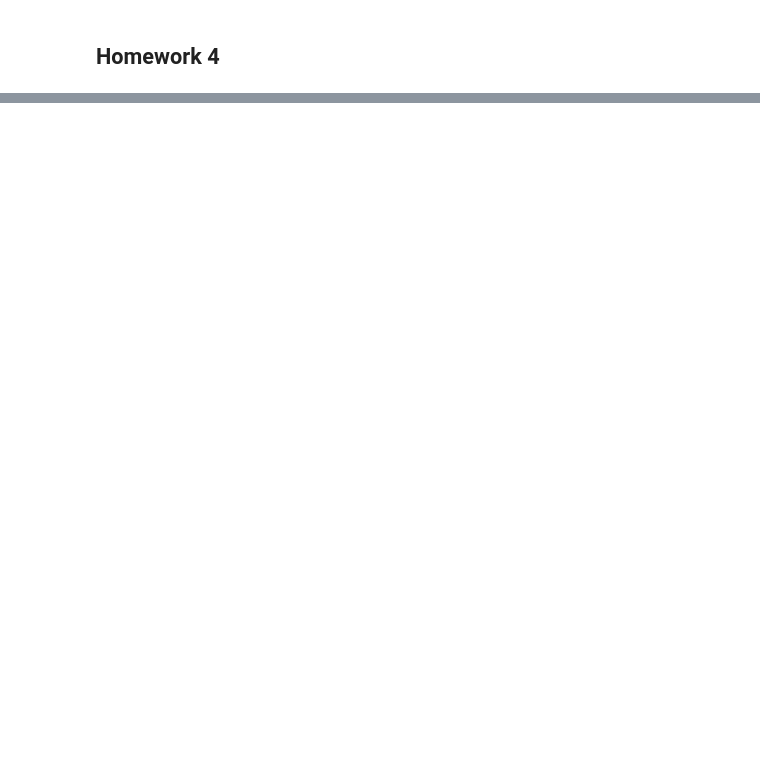
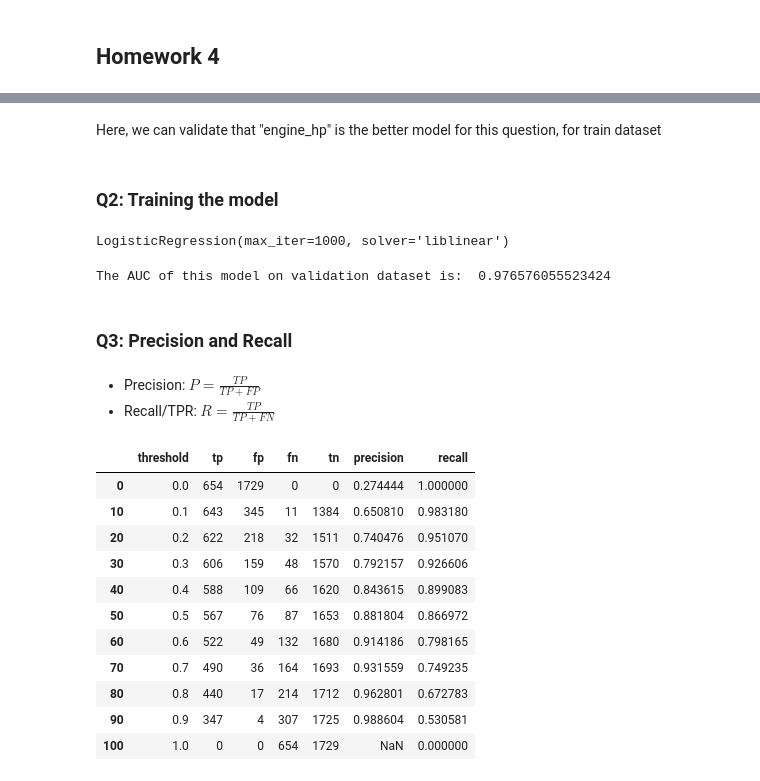
Before and after one commit to Pablifg/ml-zoomcamp, a Jupyter notebook: HW4_Evaluation/HW4_Evaluation.ipynb, the cells around one changed output, grey strips where cells are left out. Saved outputs shown, nothing was run; the diff lists cells and outputs as text; code cells hidden in the pictures; blank space fills up the shorter version.

```diff
--- a/HW4_Evaluation/HW4_Evaluation.ipynb
+++ b/HW4_Evaluation/HW4_Evaluation.ipynb
@@ -11,0 +180,14 @@ warnings.filterwarnings("ignore")
+# %% [markdown]
+Here, we can validate that "engine_hp" is the better model for this question, for train dataset
+# %% [markdown]
+### Q2: Training the model
+# %%
+dv = DictVectorizer(sparse=False)
+
+train_dict = df_train.to_dict(orient='records')
+X_train = dv.fit_transform(train_dict)
+
+model = LogisticRegression(solver='liblinear', C=1.0, max_iter=1000)
+model.fit(X_train, y_train)
+# %% [output]
+LogisticRegression(max_iter=1000, solver='liblinear')
@@ -11,0 +201,9 @@ warnings.filterwarnings("ignore")
+# %%
+print("The AUC of this model on validation dataset is: ", auc)
+# %% [output]
+The AUC of this model on validation dataset is:  0.976576055523424
+# %% [markdown]
+### Q3: Precision and Recall
+# %% [markdown]
+- Precision: $P=\frac{TP}{TP+FP}$
+- Recall/TPR: $R=\frac{TP}{TP + FN}$
@@ -11,0 +235,15 @@ warnings.filterwarnings("ignore")
+# %%
+df_scores[::10]
+# %% [output]
+|  | threshold | tp | fp | fn | tn | precision | recall |
+| 0 | 0.0 | 654 | 1729 | 0 | 0 | 0.274444 | 1.000000 |
+| 10 | 0.1 | 643 | 345 | 11 | 1384 | 0.650810 | 0.983180 |
+| 20 | 0.2 | 622 | 218 | 32 | 1511 | 0.740476 | 0.951070 |
+| 30 | 0.3 | 606 | 159 | 48 | 1570 | 0.792157 | 0.926606 |
+| 40 | 0.4 | 588 | 109 | 66 | 1620 | 0.843615 | 0.899083 |
+| 50 | 0.5 | 567 | 76 | 87 | 1653 | 0.881804 | 0.866972 |
+| 60 | 0.6 | 522 | 49 | 132 | 1680 | 0.914186 | 0.798165 |
+| 70 | 0.7 | 490 | 36 | 164 | 1693 | 0.931559 | 0.749235 |
+| 80 | 0.8 | 440 | 17 | 214 | 1712 | 0.962801 | 0.672783 |
+| 90 | 0.9 | 347 | 4 | 307 | 1725 | 0.988604 | 0.530581 |
+| 100 | 1.0 | 0 | 0 | 654 | 1729 | NaN | 0.000000 |
```
Also changed, not shown: parts of 42 cells of this notebook.
